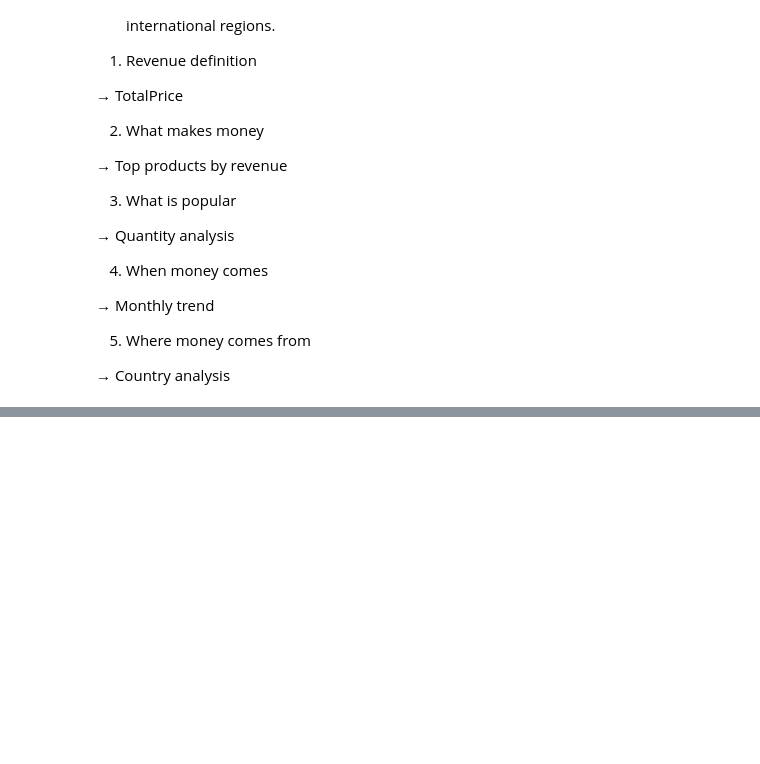
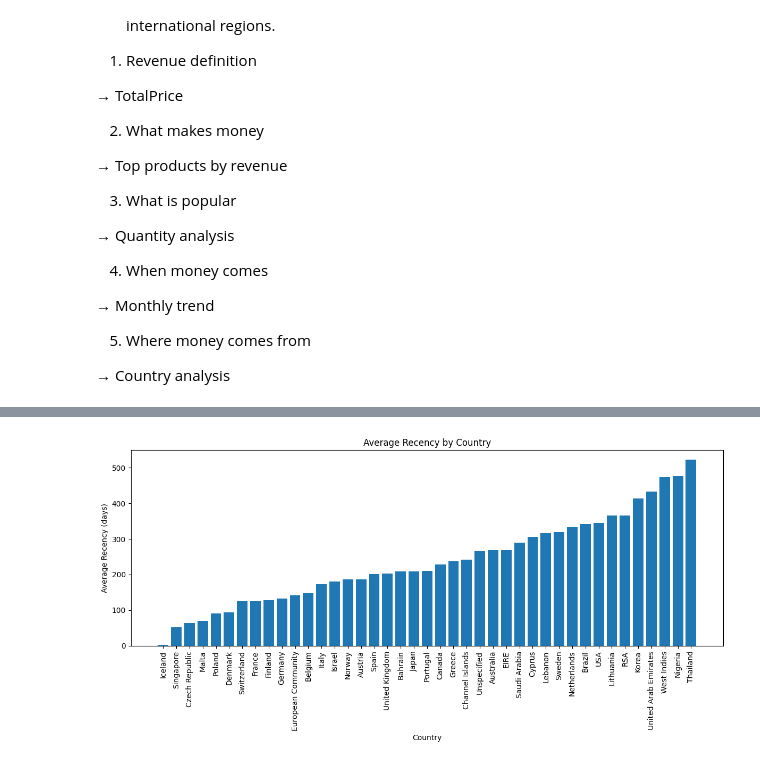
Before and after one commit to RenitiaMR/Portfolio, a Jupyter notebook: online_sales_II.ipynb, the cells around one changed output, grey strips where cells are left out. Drawn from its saved outputs; the diff is of its cells as text; code cells hidden in the pictures; blank space fills up the shorter version.

```diff
--- a/online_sales_II.ipynb
+++ b/online_sales_II.ipynb
@@ -297,0 +447,19 @@ plt.show()
+# %%
+# calculate avarage recency by country
+country_avg_recency = (
+    rfm.groupby('Country')['recency']
+    .mean()
+    .sort_values(ascending=True)
+)
+
+#plot average recency by country
+plt.figure(figsize=(12, 6))
+plt.bar(country_avg_recency.index, country_avg_recency.values)
+plt.xlabel('Country')
+plt.ylabel('Average Recency (days)')
+plt.title('Average Recency by Country')
+plt.xticks(rotation=90)
+plt.tight_layout()
+plt.show()
+# %% [output]
+[figure, added]
```
Also changed, not shown: parts of 31 cells of this notebook, 1 other file.
